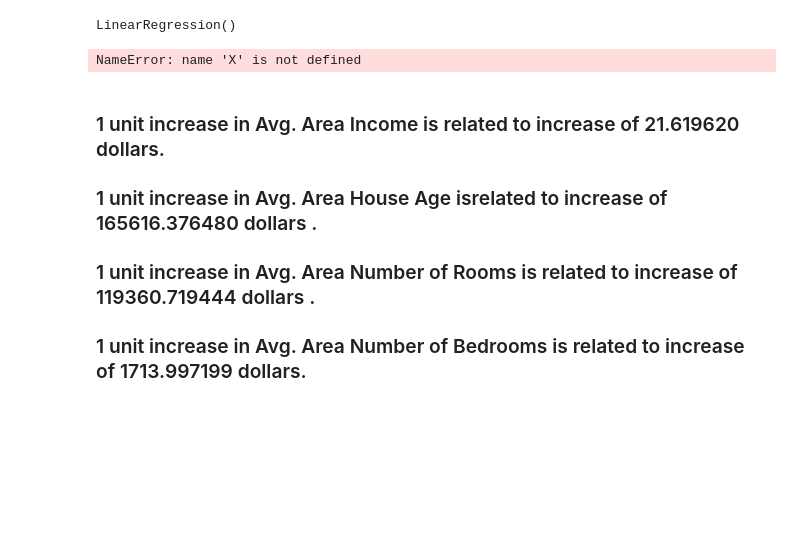
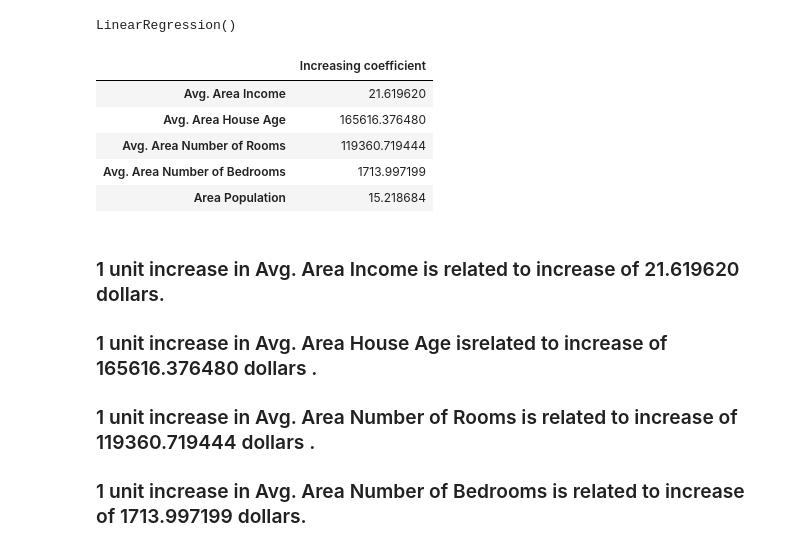
Before and after one commit to IsmaelKabore/House-price-Predictor, a Jupyter notebook: Asmerom Tsegay and Ismael Kabore Project-1-2.ipynb, the cells around one changed output. Drawn from its saved outputs; the diff is of its cells as text; code cells hidden in the pictures; blank space fills up the shorter version.

```diff
--- a/Asmerom Tsegay and Ismael Kabore Project-1-2.ipynb
+++ b/Asmerom Tsegay and Ismael Kabore Project-1-2.ipynb
@@ -175,10 +175,15 @@ model.fit(x_train, y_train)
 # %% [output]
 LinearRegression()
 # %%
-coefficient = pd.DataFrame(model.coef_,X.columns,columns=['Increasing coefficient'])
+coefficient = pd.DataFrame(model.coef_,x.columns,columns=['Increasing coefficient'])
 coefficient
 # %% [output]
-NameError: name 'X' is not defined
+|  | Increasing coefficient |
+| Avg. Area Income | 21.619620 |
+| Avg. Area House Age | 165616.376480 |
+| Avg. Area Number of Rooms | 119360.719444 |
+| Avg. Area Number of Bedrooms | 1713.997199 |
+| Area Population | 15.218684 |
 # %% [markdown]
 ### 1 unit increase in Avg. Area Income is related to increase of 21.619620 dollars.
 ### 1 unit increase in Avg. Area House Age isrelated to increase of 165616.376480 dollars .
```
Also changed, not shown: parts of 1 cell of this notebook.
